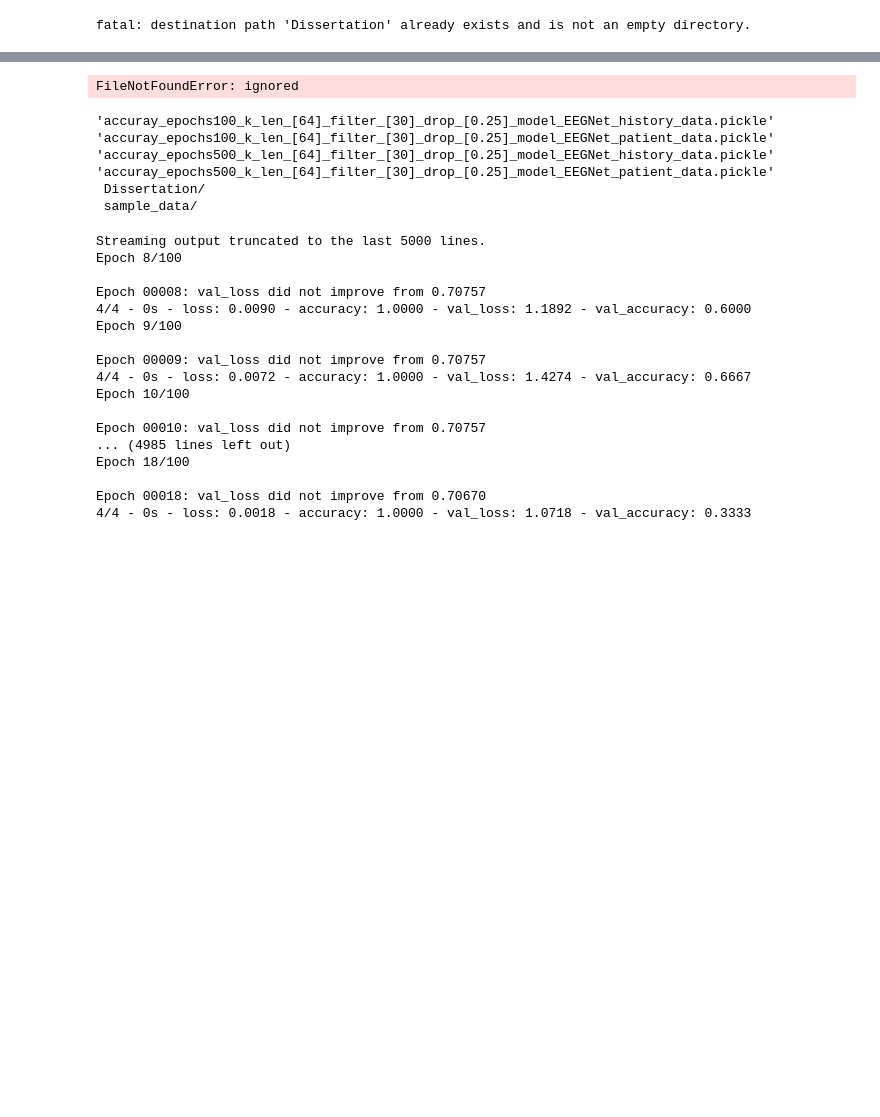
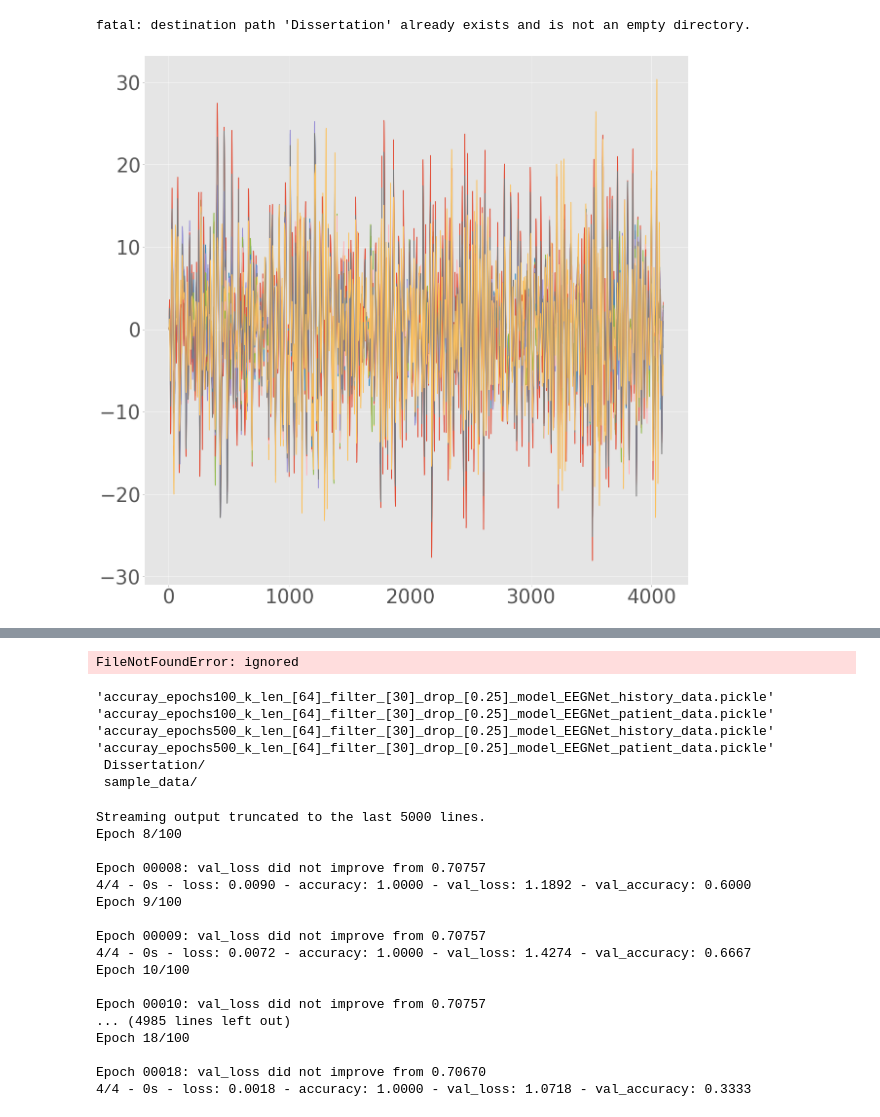
Before and after one commit to achrisk/Dissertation, a Jupyter notebook: within_data.ipynb, the cells around one changed output, grey strips where cells are left out. Saved outputs shown, nothing was run; the diff lists cells and outputs as text; code cells hidden in the pictures; blank space fills up the shorter version.

```diff
--- a/within_data.ipynb
+++ b/within_data.ipynb
@@ -49,6 +49,39 @@ def butter_bandpass_filter(data, lowcut, highcut, fs, order=4):
     b, a = butter(order, [low, high], btype='band')
     y = lfilter(b, a, data)
     return y
+# %%
+# data exploration
+
+K.clear_session()
+
+X_tr = np.empty([80, 12, 4096])
+
+nsub = 8
+
+for sub_idx, x in enumerate(range(1,nsub+1)):
+  fName = 'Dissertation/EEG data/parsed_P0' + str(x) + 'T.mat'  # Load Data
+  mat = spio.loadmat(fName)
+  r_X_tr = mat['RawEEGData']
+  y_tr = mat['Labels']
+  y_tr = y_tr.flatten()
+
+  for t in range(r_X_tr.shape[0]):
+      tril = r_X_tr[t,:,:]
+      #tril = tril.transpose()
+      tril_filtered = butter_bandpass_filter(tril, lowcut=8, highcut=h, fs=512, order=4)
+      # tril_filtered = tril_filtered.transpose()
+      X_tr[t,:,:] = tril_filtered
+
+
+plt.figure(figsize=(20,20))
+plt.xticks(size = 40)
+plt.yticks(size = 40)
+for i in range(np.shape(X_train)[2]):
+  plt.plot(X_tr[:,i,:][0])
+
+plt.show()
+# %% [output]
+[figure, added]
 # %%
 def DeepConvNet(nb_classes, Chans = 64, Samples = 256,
                 dropoutRate = 0.5):
```
Also changed, not shown: parts of 3 cells of this notebook.
